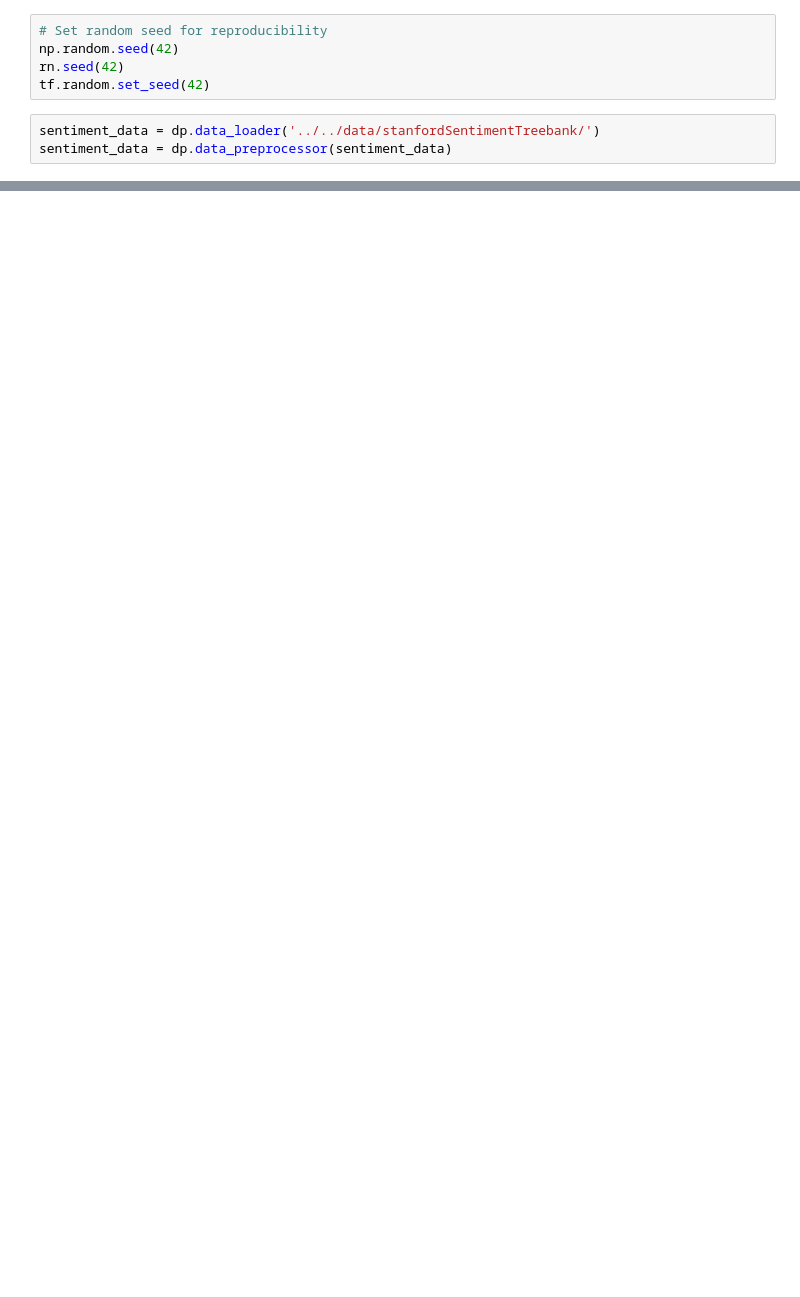
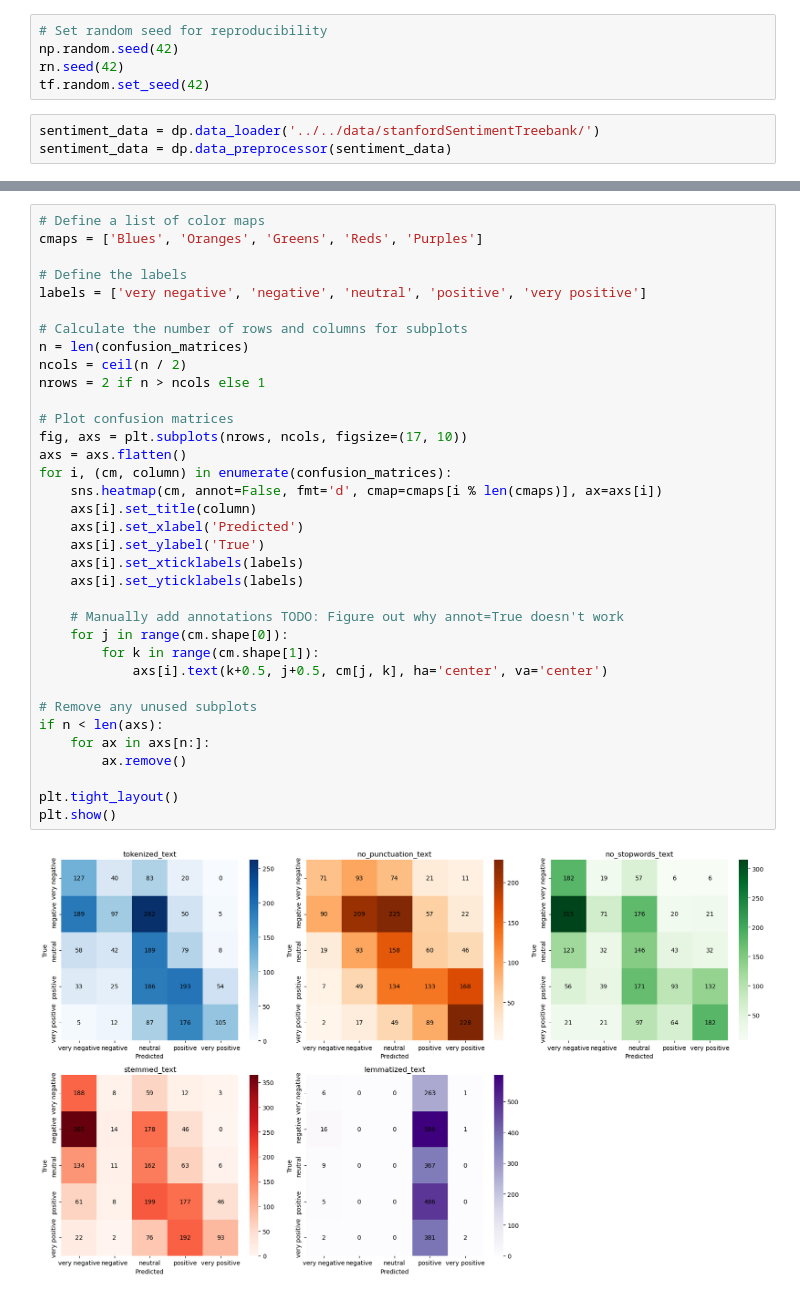
Before and after one commit to DaveS24/RealTime-SentimentAnalyzer, a Jupyter notebook: scripts/RNN/rnn_analysis.ipynb, the cells around one changed output, grey strips where cells are left out. Saved outputs shown, nothing was run; the diff lists cells and outputs as text; blank space fills up the shorter version.

Commit message:
Add class weights, confusion matrices, and README update

```diff
--- a/scripts/RNN/rnn_analysis.ipynb
+++ b/scripts/RNN/rnn_analysis.ipynb
@@ -77,0 +117,37 @@ plt.show()
+# %%
+# Define a list of color maps
+cmaps = ['Blues', 'Oranges', 'Greens', 'Reds', 'Purples']
+
+# Define the labels
+labels = ['very negative', 'negative', 'neutral', 'positive', 'very positive']
+
+# Calculate the number of rows and columns for subplots
+n = len(confusion_matrices)
+ncols = ceil(n / 2)
+nrows = 2 if n > ncols else 1
+
+# Plot confusion matrices
+fig, axs = plt.subplots(nrows, ncols, figsize=(17, 10))
+axs = axs.flatten()
+for i, (cm, column) in enumerate(confusion_matrices):
+    sns.heatmap(cm, annot=False, fmt='d', cmap=cmaps[i % len(cmaps)], ax=axs[i])
+    axs[i].set_title(column)
+    axs[i].set_xlabel('Predicted')
+    axs[i].set_ylabel('True')
+    axs[i].set_xticklabels(labels)
+    axs[i].set_yticklabels(labels)
+
+    # Manually add annotations TODO: Figure out why annot=True doesn't work
+    for j in range(cm.shape[0]):
+        for k in range(cm.shape[1]):
+            axs[i].text(k+0.5, j+0.5, cm[j, k], ha='center', va='center')
+
+# Remove any unused subplots
+if n < len(axs):
+    for ax in axs[n:]:
+        ax.remove()
+
+plt.tight_layout()
+plt.show()
+# %% [output]
+[figure, added]
```
Also changed, not shown: parts of 4 cells of this notebook, 6 other files.
